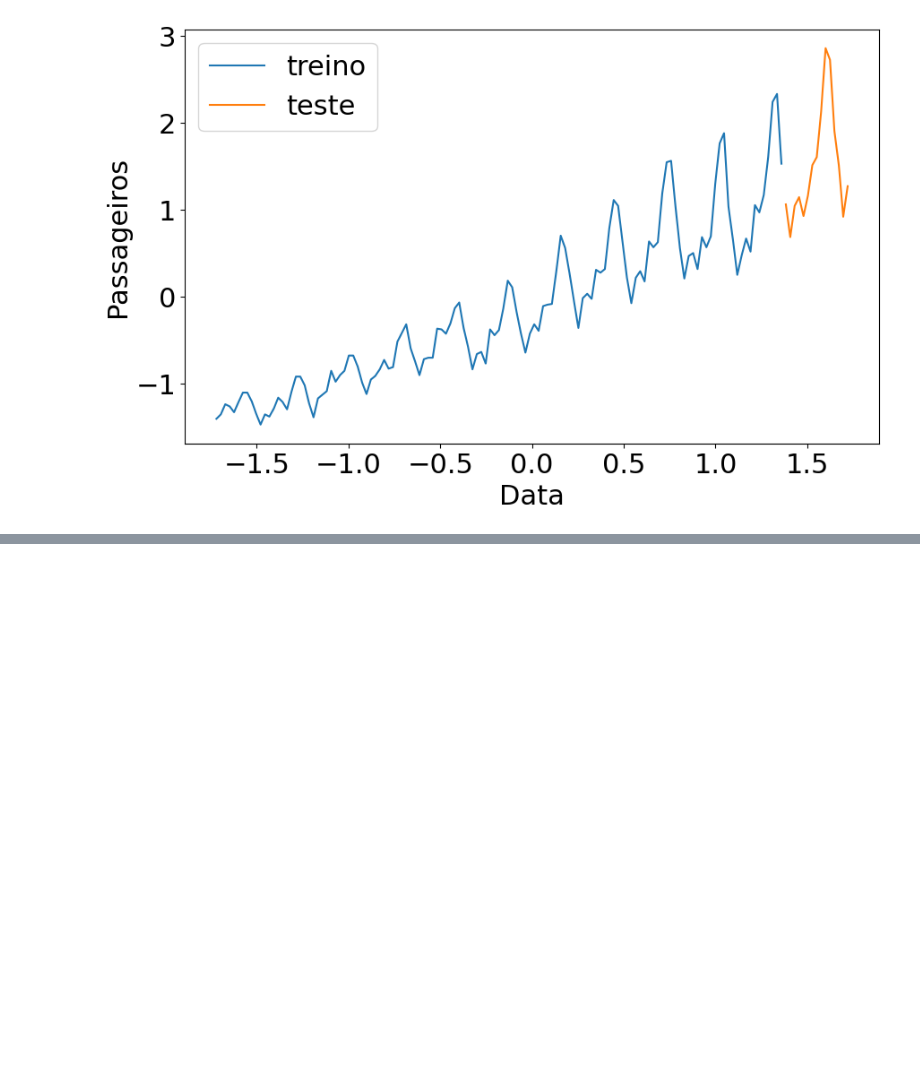
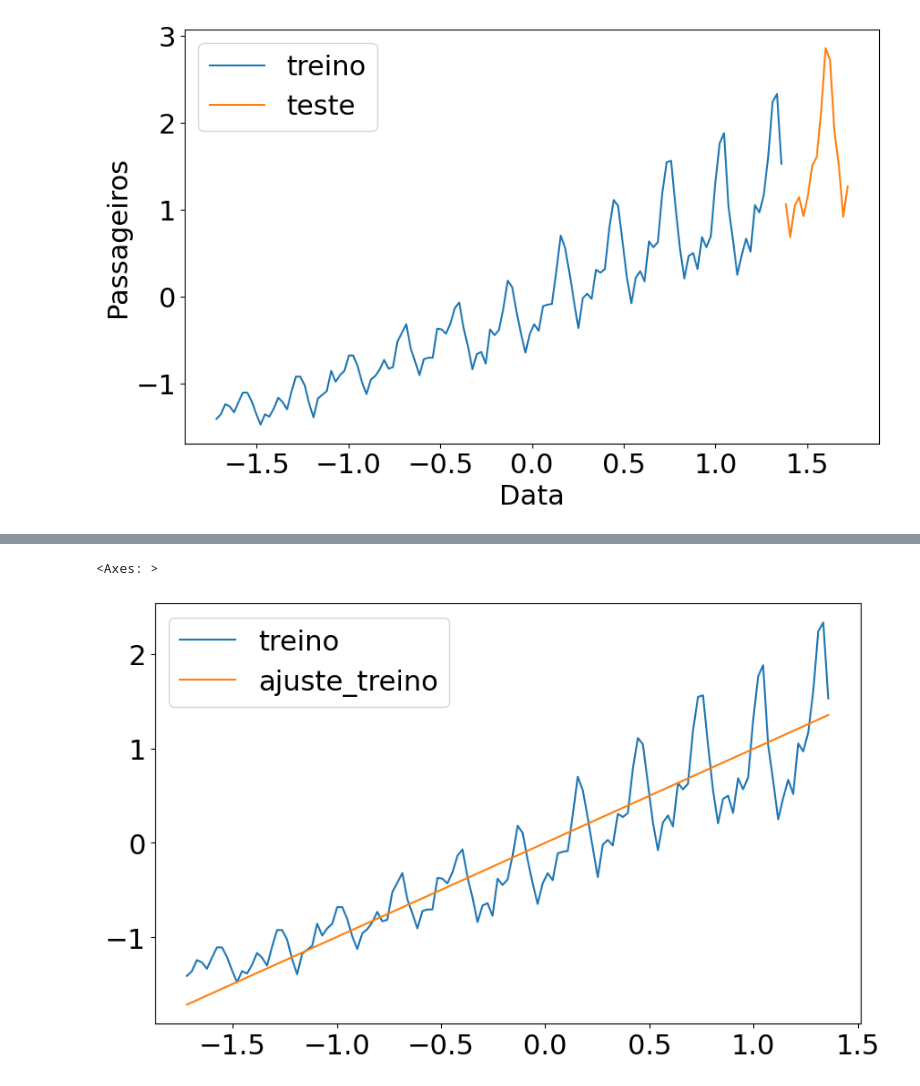
Before and after one commit to mateusopaiva/deep-learning-previsao-keras, a Jupyter notebook: Deep_Learning_previsão_com_Keras.ipynb, the cells around one changed output, grey strips where cells are left out. Drawn from its saved outputs; the diff is of its cells as text; code cells hidden in the pictures; blank space fills up the shorter version.

```diff
--- a/Deep_Learning_previsão_com_Keras.ipynb
+++ b/Deep_Learning_previsão_com_Keras.ipynb
@@ -61,0 +66,4 @@ Text(0.5, 0, 'Data')
+# %%
+regressor.add(Dense(1, input_dim=1, kernel_initializer='Ones', activation='linear', use_bias=False))
+# %%
+regressor.compile(loss='mean_squared_error', optimizer='adam')
@@ -61,0 +84,2 @@ Text(0.5, 0, 'Data')
+# %%
+regressor.fit(x_treino, y_treino)
@@ -61,0 +89,2 @@ Text(0.5, 0, 'Data')
+# %%
+y_predict = regressor.predict(x_treino)
@@ -61,0 +93,6 @@ Text(0.5, 0, 'Data')
+# %%
+sns.lineplot(x=x_treino, y=y_treino, label='treino')
+sns.lineplot(x=x_treino, y=y_predict[:, 0], label='ajuste_treino')
+# %% [output]
+<Axes: >
+[figure, added]
```
Also changed, not shown: parts of 26 cells of this notebook.
